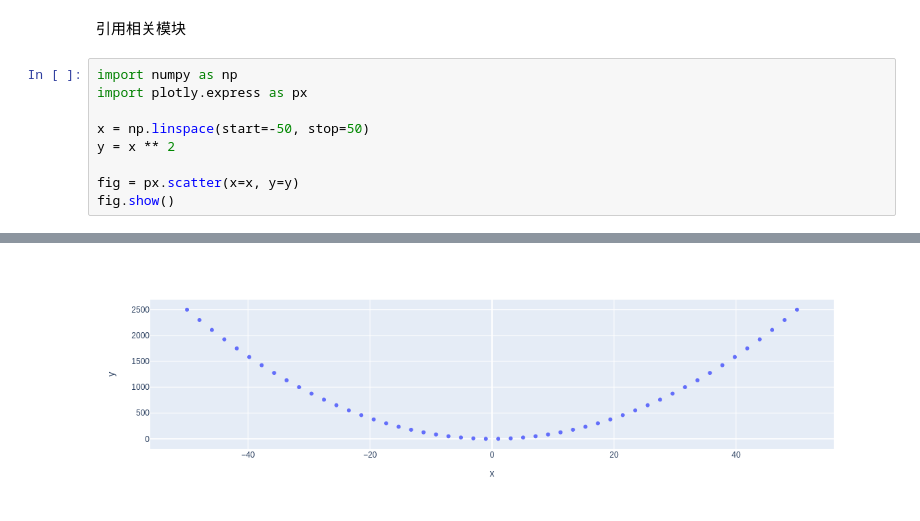
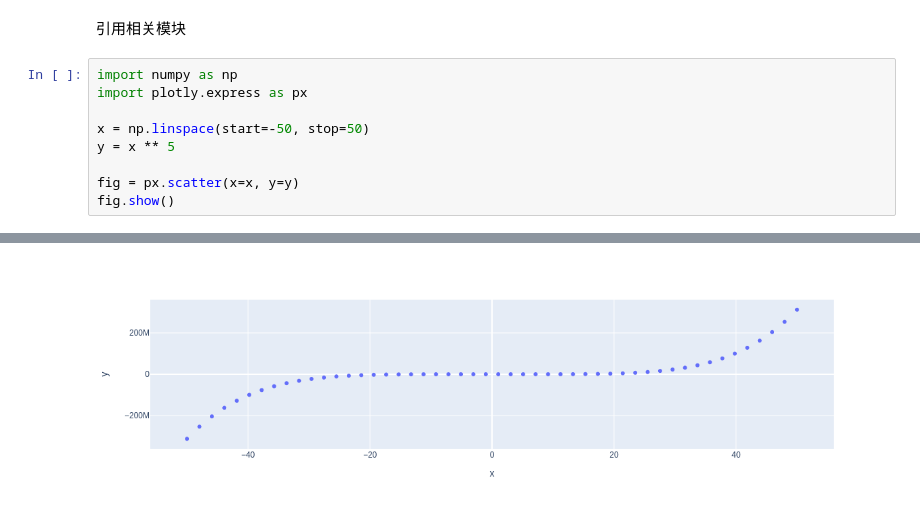
Before and after one commit to vipmike007/my-notebooks-repo, a Jupyter notebook: experiment1.ipynb, the cells around one changed output, grey strips where cells are left out. Saved outputs shown, nothing was run; the diff lists cells and outputs as text.

```diff
--- a/experiment1.ipynb
+++ b/experiment1.ipynb
@@ -5,7 +5,7 @@ import numpy as np
 import plotly.express as px
 
 x = np.linspace(start=-50, stop=50)
-y = x ** 2
+y = x ** 5
 
 fig = px.scatter(x=x, y=y)
 fig.show()
@@ -14 +13 @@ fig.show()
-[figure, old version]
+[figure, new version]
```
Also changed, not shown: parts of 1 cell of this notebook.
